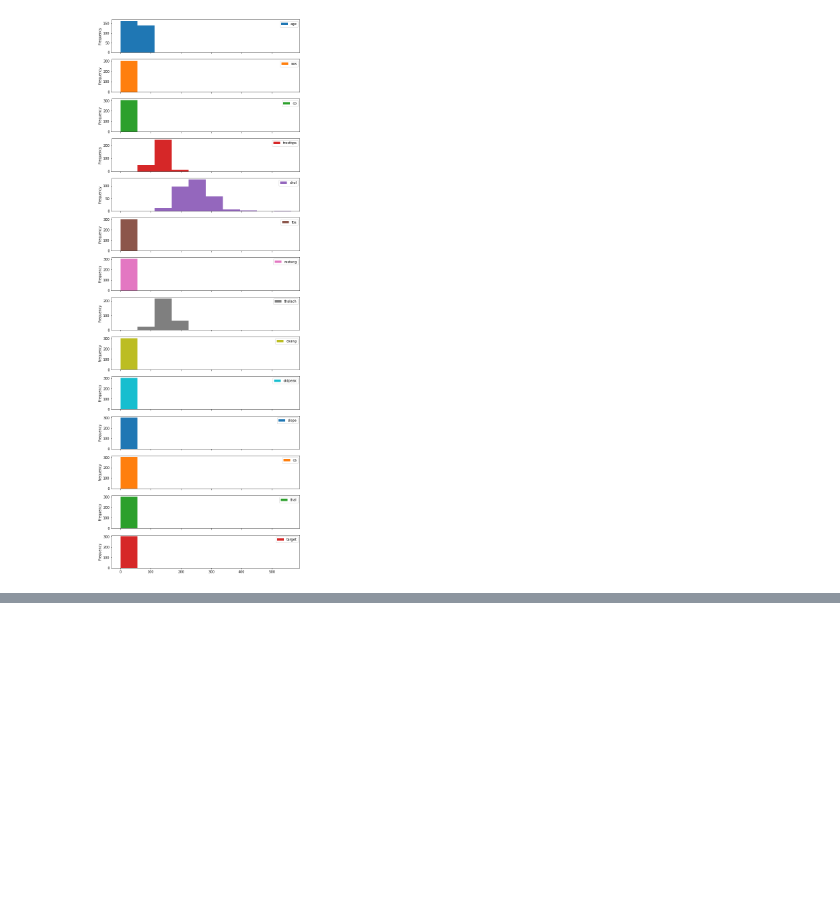
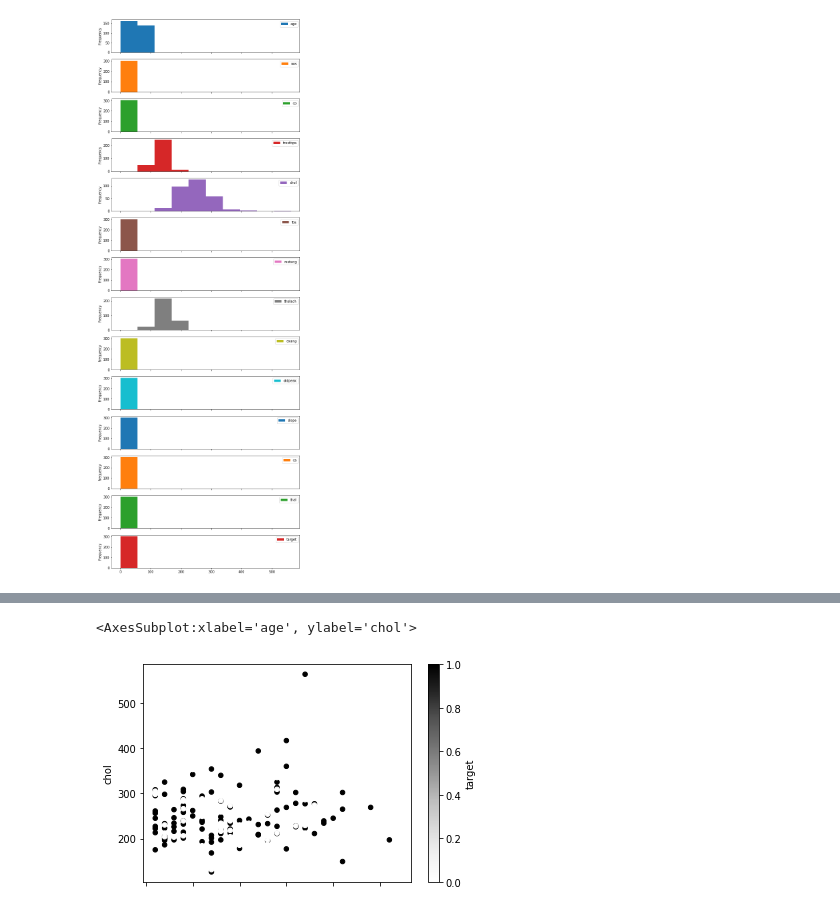
Before and after one commit to Nidhi-1223/Zero-to-Master-s-Machine-Learning-Course, a Jupyter notebook: Matplotlib Library/matplotlib.ipynb, the cells around one changed output, grey strips where cells are left out. Drawn from its saved outputs; the diff is of its cells as text; code cells hidden in the pictures; blank space fills up the shorter version.

```diff
--- a/Matplotlib Library/matplotlib.ipynb
+++ b/Matplotlib Library/matplotlib.ipynb
@@ -375,0 +403,3 @@ heart_disease.plot.hist(figsize= (10,30),subplots = True);
+# %%
+over_50 = heart_disease[heart_disease["age"]>50]
+over_50
@@ -375,0 +429,5 @@ heart_disease.plot.hist(figsize= (10,30),subplots = True);
+# %%
+over_50.plot(kind="scatter",x = "age", y= "chol",c= "target")       #this is the basic pyplot method
+# %% [output]
+<AxesSubplot:xlabel='age', ylabel='chol'>
+[figure, added]
```
Also changed, not shown: parts of 15 cells of this notebook.
